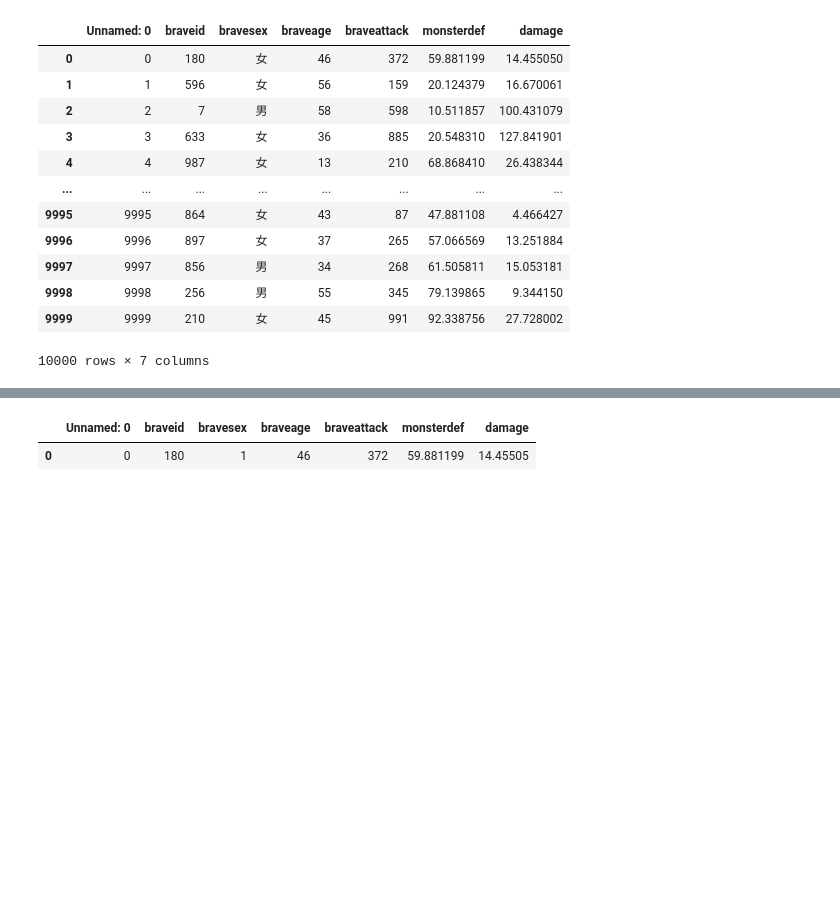
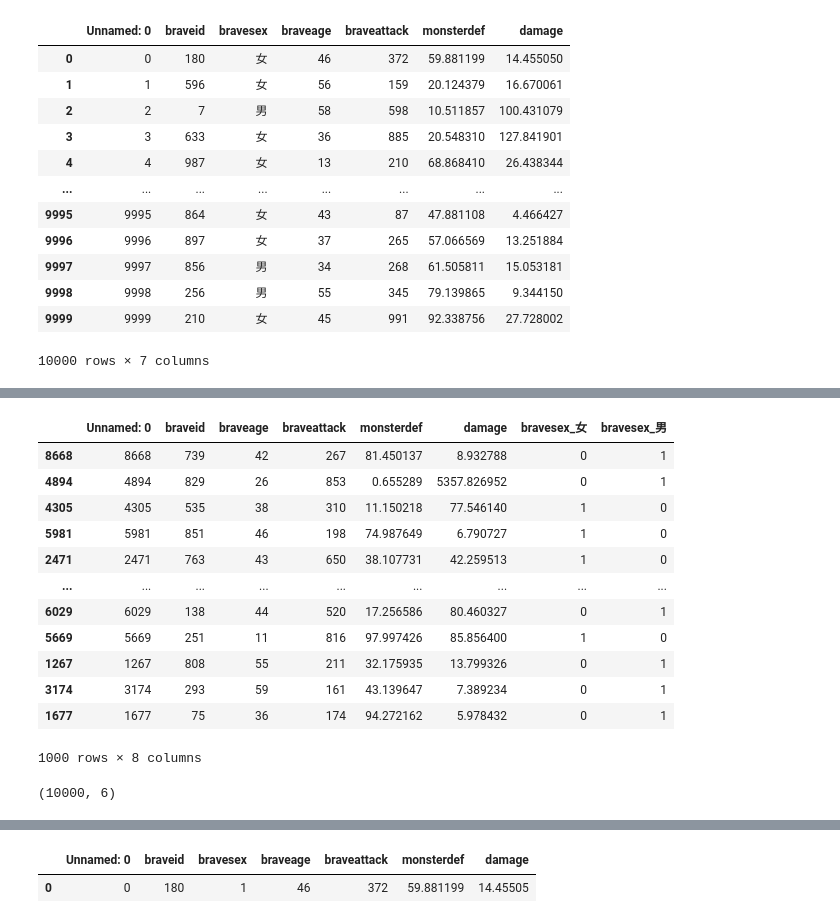
Before and after one commit to t-akzw/aws-samples, a Jupyter notebook: dd/第7回ちょっぴりDD事前準備.ipynb, the cells around one changed output, grey strips where cells are left out. Saved outputs shown, nothing was run; the diff lists cells and outputs as text; code cells hidden in the pictures; blank space fills up the shorter version.

```diff
--- a/dd/第7回ちょっぴりDD事前準備.ipynb
+++ b/dd/第7回ちょっぴりDD事前準備.ipynb
@@ -284,0 +267,16 @@ damage
+# %%
+test_data
+# %% [output]
+|  | Unnamed: 0 | braveid | braveage | braveattack | monsterdef | damage | bravesex_女 | bravesex_男 |
+| 8668 | 8668 | 739 | 42 | 267 | 81.450137 | 8.932788 | 0 | 1 |
+| 4894 | 4894 | 829 | 26 | 853 | 0.655289 | 5357.826952 | 0 | 1 |
+| 4305 | 4305 | 535 | 38 | 310 | 11.150218 | 77.546140 | 1 | 0 |
+| 5981 | 5981 | 851 | 46 | 198 | 74.987649 | 6.790727 | 1 | 0 |
+| 2471 | 2471 | 763 | 43 | 650 | 38.107731 | 42.259513 | 1 | 0 |
+| ... | ... | ... | ... | ... | ... | ... | ... | ... |
+| 6029 | 6029 | 138 | 44 | 520 | 17.256586 | 80.460327 | 0 | 1 |
+| 5669 | 5669 | 251 | 11 | 816 | 97.997426 | 85.856400 | 1 | 0 |
+| 1267 | 1267 | 808 | 55 | 211 | 32.175935 | 13.799326 | 0 | 1 |
+| 3174 | 3174 | 293 | 59 | 161 | 43.139647 | 7.389234 | 0 | 1 |
+| 1677 | 1677 | 75 | 36 | 174 | 94.272162 | 5.978432 | 0 | 1 |
+1000 rows × 8 columns
@@ -285,3 +298,7 @@ damage
 # %%
 X = damage.iloc[:,:-1].values  # 説明変数（最後の列以外）
 y = damage.iloc[:,-1].values   # 目的変数（最後の列のみ）
+# %%
+X.shape
+# %% [output]
+(10000, 6)
```
Also changed, not shown: parts of 14 cells of this notebook, 2 other files.
